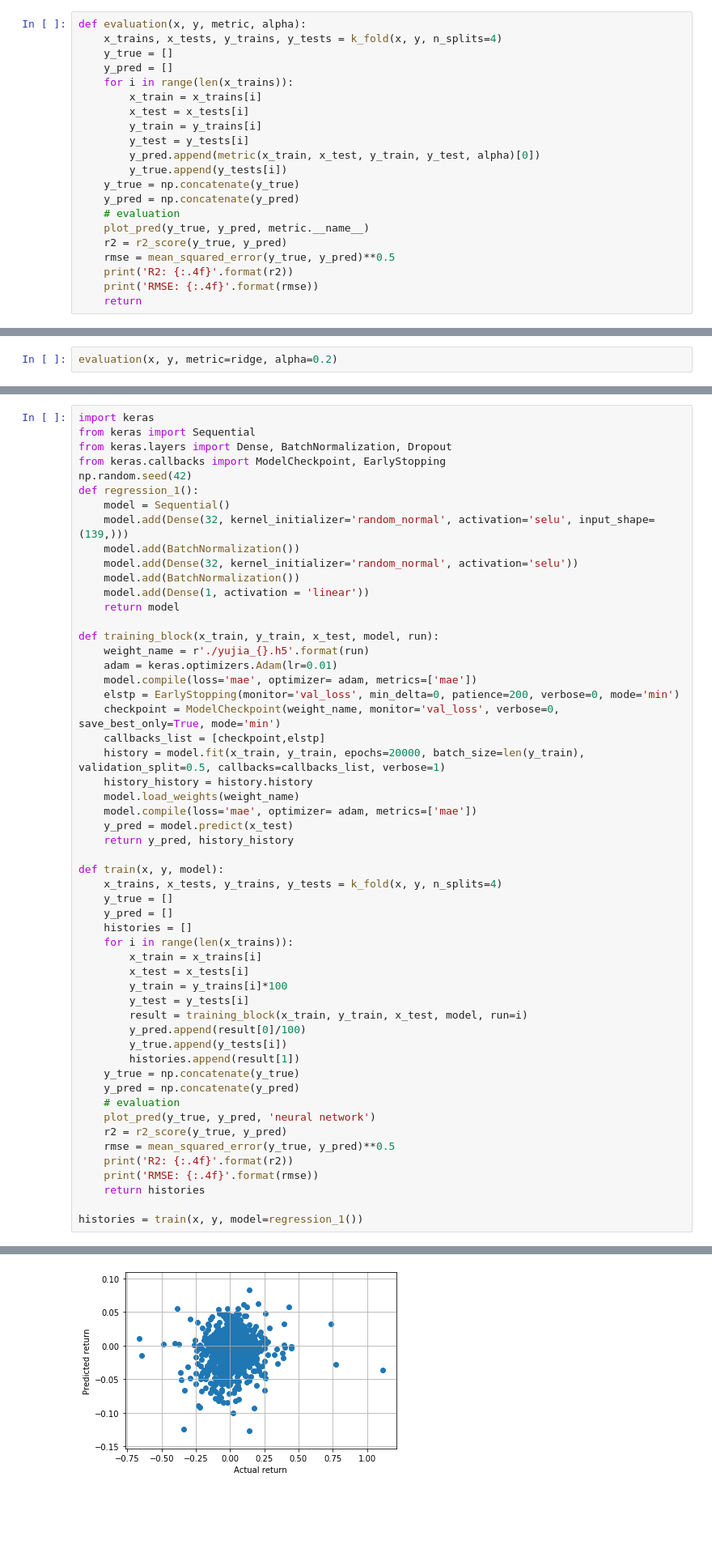
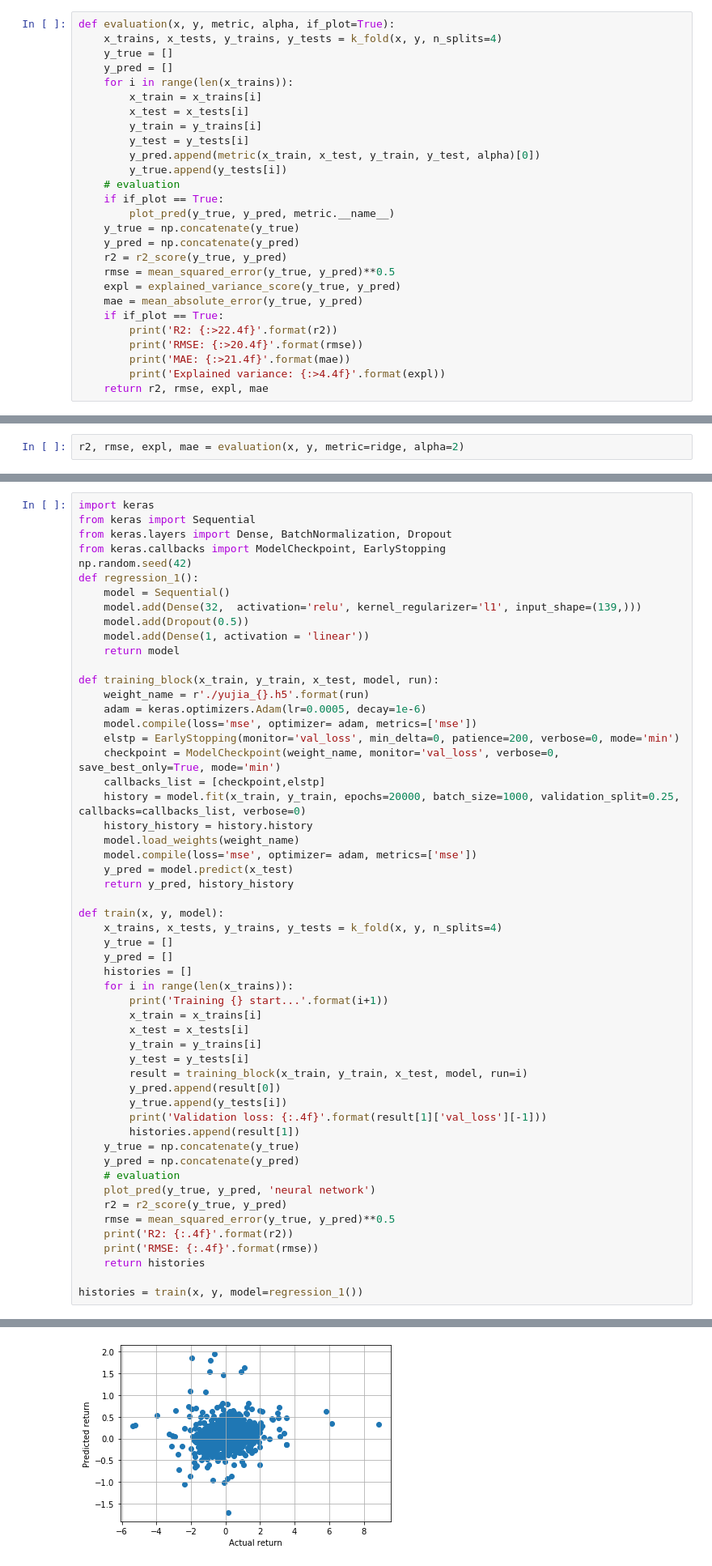
Before and after one commit to yxr126/yujiaren, a Jupyter notebook: Stock_return.ipynb, the cells around one changed output, grey strips where cells are left out. Shown at 81% size. Drawn from its saved outputs; the diff is of its cells as text; blank space fills up the shorter version.

```diff
--- a/Stock_return.ipynb
+++ b/Stock_return.ipynb
@@ -243,7 +249,7 @@ def plot_pred(y_test, y_pred, title):
     plt.savefig('./plots/{}.svg'.format(title), dpi=400)
     plt.show();
 # %%
-def evaluation(x, y, metric, alpha):
+def evaluation(x, y, metric, alpha, if_plot=True):
     x_trains, x_tests, y_trains, y_tests = k_fold(x, y, n_splits=4)
     y_true = []
     y_pred = []
@@ -254,15 +260,21 @@ def evaluation(x, y, metric, alpha):
         y_test = y_tests[i]
         y_pred.append(metric(x_train, x_test, y_train, y_test, alpha)[0])
         y_true.append(y_tests[i])
+    # evaluation
+    if if_plot == True:
+        plot_pred(y_true, y_pred, metric.__name__)
     y_true = np.concatenate(y_true)
     y_pred = np.concatenate(y_pred)
-    # evaluation
-    plot_pred(y_true, y_pred, metric.__name__)
     r2 = r2_score(y_true, y_pred)
     rmse = mean_squared_error(y_true, y_pred)**0.5
-    print('R2: {:.4f}'.format(r2))
-    print('RMSE: {:.4f}'.format(rmse))
-    return
+    expl = explained_variance_score(y_true, y_pred)
+    mae = mean_absolute_error(y_true, y_pred)
+    if if_plot == True:
+        print('R2: {:>22.4f}'.format(r2))
+        print('RMSE: {:>20.4f}'.format(rmse))
+        print('MAE: {:>21.4f}'.format(mae))
+        print('Explained variance: {:>4.4f}'.format(expl))
+    return r2, rmse, expl, mae
 # %%
 x, y, column_names = generate_data(sic2_number=1)
 # %% [markdown]
@@ -278,5 +292,5 @@ RMSE: 0.1204
 # %% [markdown]
 ### Ridge
 # %%
-evaluation(x, y, metric=ridge, alpha=0.2)
+r2, rmse, expl, mae = evaluation(x, y, metric=ridge, alpha=2)
 # %% [output]
@@ -418,24 +508,22 @@ from keras.callbacks import ModelCheckpoint, EarlyStopping
 np.random.seed(42)
 def regression_1():
     model = Sequential()
-    model.add(Dense(32, kernel_initializer='random_normal', activation='selu', input_shape=(139,)))
-    model.add(BatchNormalization())
-    model.add(Dense(32, kernel_initializer='random_normal', activation='selu'))
-    model.add(BatchNormalization())
+    model.add(Dense(32,  activation='relu', kernel_regularizer='l1', input_shape=(139,)))
+    model.add(Dropout(0.5))
     model.add(Dense(1, activation = 'linear'))
     return model
 
 def training_block(x_train, y_train, x_test, model, run):
     weight_name = r'./yujia_{}.h5'.format(run)
-    adam = keras.optimizers.Adam(lr=0.01)
-    model.compile(loss='mae', optimizer= adam, metrics=['mae'])
+    adam = keras.optimizers.Adam(lr=0.0005, decay=1e-6)
+    model.compile(loss='mse', optimizer= adam, metrics=['mse'])
     elstp = EarlyStopping(monitor='val_loss', min_delta=0, patience=200, verbose=0, mode='min')
     checkpoint = ModelCheckpoint(weight_name, monitor='val_loss', verbose=0, save_best_only=True, mode='min')
     callbacks_list = [checkpoint,elstp]
-    history = model.fit(x_train, y_train, epochs=20000, batch_size=len(y_train), validation_split=0.5, callbacks=callbacks_list, verbose=1)
+    history = model.fit(x_train, y_train, epochs=20000, batch_size=1000, validation_split=0.25, callbacks=callbacks_list, verbose=0)
     history_history = history.history
     model.load_weights(weight_name)
-    model.compile(loss='mae', optimizer= adam, metrics=['mae'])
+    model.compile(loss='mse', optimizer= adam, metrics=['mse'])
     y_pred = model.predict(x_test)
     return y_pred, history_history
 
@@ -445,13 +533,15 @@ def train(x, y, model):
     y_pred = []
     histories = []
     for i in range(len(x_trains)):
+        print('Training {} start...'.format(i+1))
         x_train = x_trains[i]
         x_test = x_tests[i]
-        y_train = y_trains[i]*100
+        y_train = y_trains[i]
         y_test = y_tests[i]
         result = training_block(x_train, y_train, x_test, model, run=i)
-        y_pred.append(result[0]/100)
+        y_pred.append(result[0])
         y_true.append(y_tests[i])
+        print('Validation loss: {:.4f}'.format(result[1]['val_loss'][-1]))
         histories.append(result[1])
     y_true = np.concatenate(y_true)
     y_pred = np.concatenate(y_pred)
@@ -485 +566 @@ Epoch 202/20000
-[figure, old version]
+[figure, new version]
```
Also changed, not shown: parts of 23 cells of this notebook, 11 other files.
